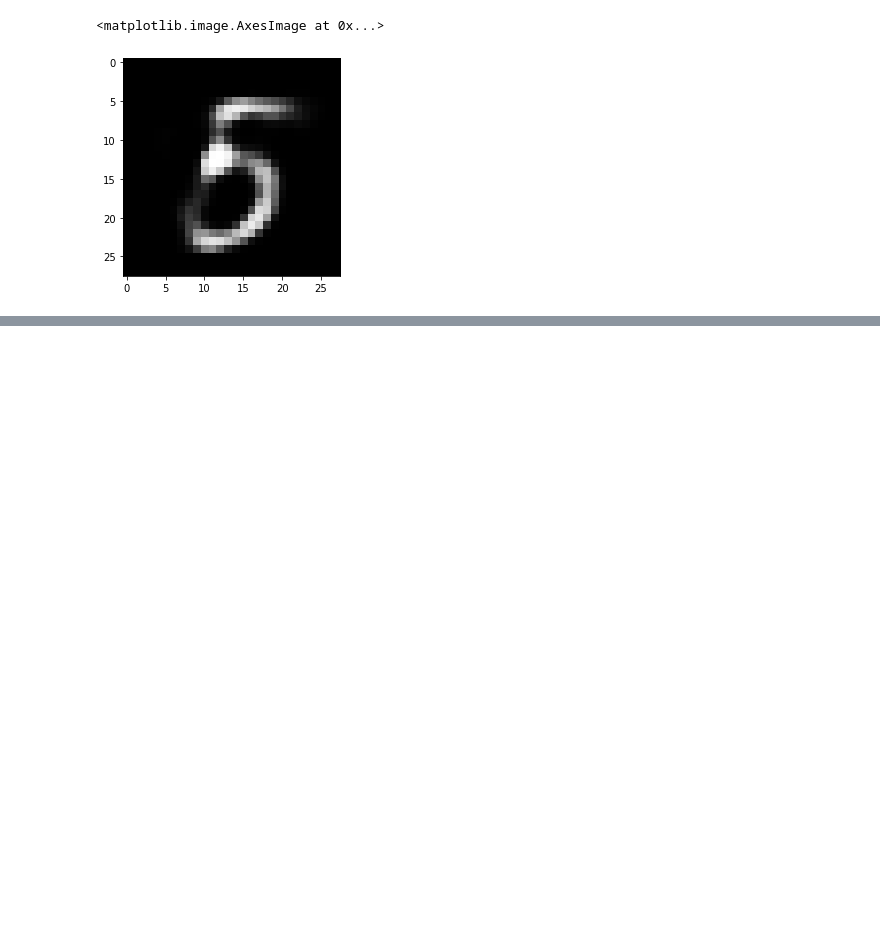
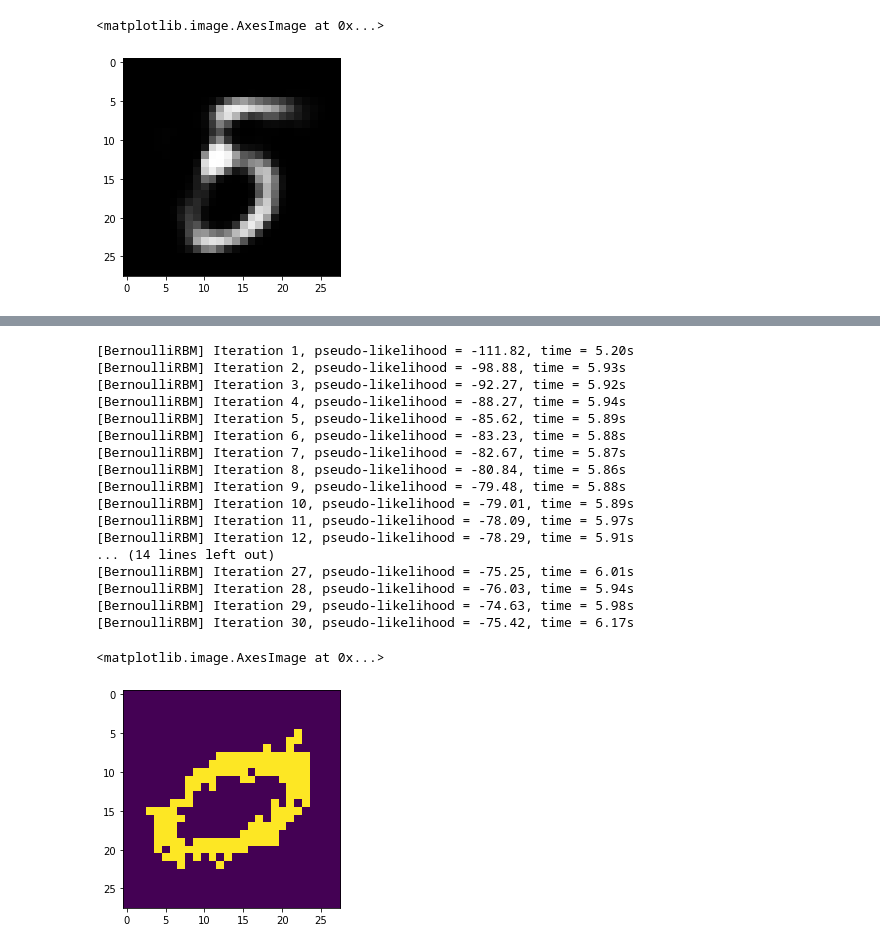
Before and after one commit to lucaskana/data_science, a Jupyter notebook: portifolio/esalq_deeplearning_autoencoder.ipynb, the cells around one changed output, grey strips where cells are left out. Cells and saved outputs as stored; diff of their text form; code cells hidden in the pictures; blank space fills up the shorter version.

```diff
--- a/portifolio/esalq_deeplearning_autoencoder.ipynb
+++ b/portifolio/esalq_deeplearning_autoencoder.ipynb
@@ -142,3 +142,10 @@ plt.imshow(predicted[45].reshape(28, 28))
 # %% [output]
 <matplotlib.image.AxesImage at 0x...>
 [figure]
+# %%
+X_train = (X_train - np.min(X_train, 0)) / (np.max(X_train, 0) + 0.0001)  # 0-1 scaling
+X_train_reshape = X_train.reshape(60000,28*28)
+X_train_reshape.shape
+#y = np.zeros((2, 3, 4))
+#y
+X_train_reshape
@@ -144,0 +160,43 @@ plt.imshow(predicted[45].reshape(28, 28))
+# %%
+from sklearn.neural_network import BernoulliRBM
+from keras.datasets import mnist
+from keras.layers import Input, Dense
+from keras.models import Model
+import numpy as np
+import matplotlib.pyplot as plt
+
+(X_train, _), (X_test, _) = mnist.load_data()
+
+X_train = (X_train - np.min(X_train, 0)) / (np.max(X_train, 0) + 0.0001)  # 0-1 scaling
+
+rbm = BernoulliRBM(n_components=100, n_iter=30, learning_rate=0.01, random_state=0, verbose=True)
+rbm.fit(X_train_reshape)
+
+xx = X_train_reshape[:40].copy()
+for ii in range(1000):
+    for n in range(40):
+        xx[n] = rbm.gibbs(xx[n])
+
+import matplotlib.pyplot as plt
+
+plt.imshow(xx[0].reshape(28, 28))
+# %% [output]
+[BernoulliRBM] Iteration 1, pseudo-likelihood = -111.82, time = 5.20s
+[BernoulliRBM] Iteration 2, pseudo-likelihood = -98.88, time = 5.93s
+[BernoulliRBM] Iteration 3, pseudo-likelihood = -92.27, time = 5.92s
+[BernoulliRBM] Iteration 4, pseudo-likelihood = -88.27, time = 5.94s
+[BernoulliRBM] Iteration 5, pseudo-likelihood = -85.62, time = 5.89s
+[BernoulliRBM] Iteration 6, pseudo-likelihood = -83.23, time = 5.88s
+[BernoulliRBM] Iteration 7, pseudo-likelihood = -82.67, time = 5.87s
+[BernoulliRBM] Iteration 8, pseudo-likelihood = -80.84, time = 5.86s
+[BernoulliRBM] Iteration 9, pseudo-likelihood = -79.48, time = 5.88s
+[BernoulliRBM] Iteration 10, pseudo-likelihood = -79.01, time = 5.89s
+[BernoulliRBM] Iteration 11, pseudo-likelihood = -78.09, time = 5.97s
+[BernoulliRBM] Iteration 12, pseudo-likelihood = -78.29, time = 5.91s
+... (14 lines left out)
+[BernoulliRBM] Iteration 27, pseudo-likelihood = -75.25, time = 6.01s
+[BernoulliRBM] Iteration 28, pseudo-likelihood = -76.03, time = 5.94s
+[BernoulliRBM] Iteration 29, pseudo-likelihood = -74.63, time = 5.98s
+[BernoulliRBM] Iteration 30, pseudo-likelihood = -75.42, time = 6.17s
+<matplotlib.image.AxesImage at 0x...>
+[figure, added]
```
Also changed, not shown: parts of 2 cells of this notebook.
